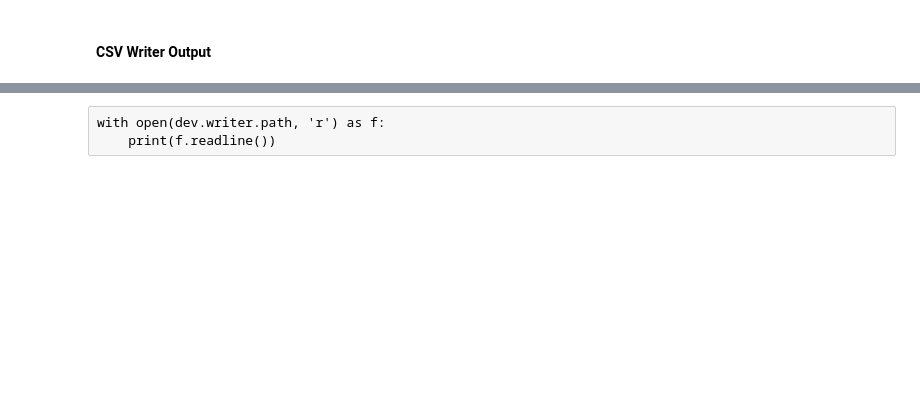
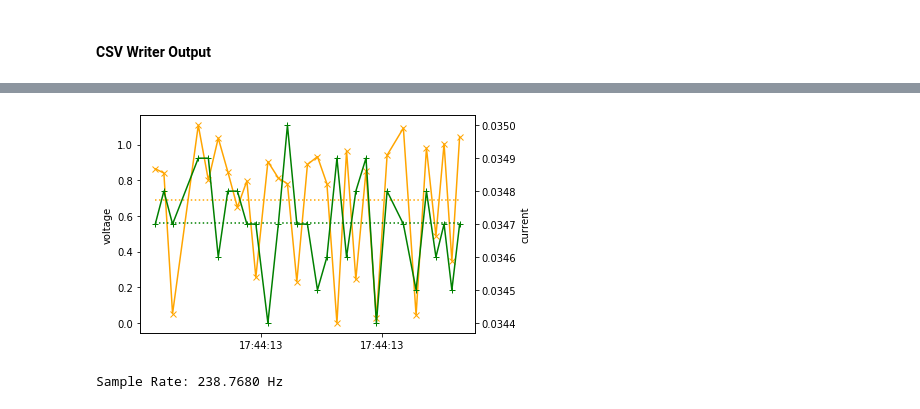
Before and after one commit to crdietrich/meerkat, a Jupyter notebook: examples/ina219_example.ipynb, the cells around one changed output, grey strips where cells are left out. Cells and saved outputs as stored; diff of their text form; code cells hidden in the pictures; blank space fills up the shorter version.

```diff
--- a/examples/ina219_example.ipynb
+++ b/examples/ina219_example.ipynb
@@ -149,3 +173,27 @@ dev.publish(description='test_4', n=5)
-# %% [raw]
-with open(dev.writer.path, 'r') as f:
-    print(f.readline())
+# %%
+def plot_2ax(df, x, y0, y1):
+    fig0, ax0 = plt.subplots()
+    ax1 = ax0.twinx()
+    ax0.plot(df[x], df[y0], label=y0, color="orange", marker="x")
+    ax0.plot([df[x].min(), df[x].max()],
+             [df[y0].mean(), df[y0].mean()], color="orange",
+             linestyle=":")
+    ax1.plot(df[x], df[y1], label=y1, color="green", marker="+")
+    ax1.plot([df[x].min(), df[x].max()],
+             [df[y1].mean(), df[y1].mean()], color="green",
+             linestyle=":")
+    ax0.set_ylabel(y0)
+    ax1.set_ylabel(y1)
+
+    plt.show()
+    plt.close()
+# %%
+plot_2ax(df=df, x="datetime64_ns", y0="voltage", y1="current")
+# %% [output]
+[figure, added]
+# %%
+dt = df.datetime64_ns[len(df)-1]-df.datetime64_ns[0]
+dtt = dt.seconds + dt.microseconds / 10**6
+print('Sample Rate: {:.4f} Hz'.format(len(df)/dtt))
+# %% [output]
+Sample Rate: 238.7680 Hz
```
Also changed, not shown: parts of 26 cells of this notebook, 1 other file.
